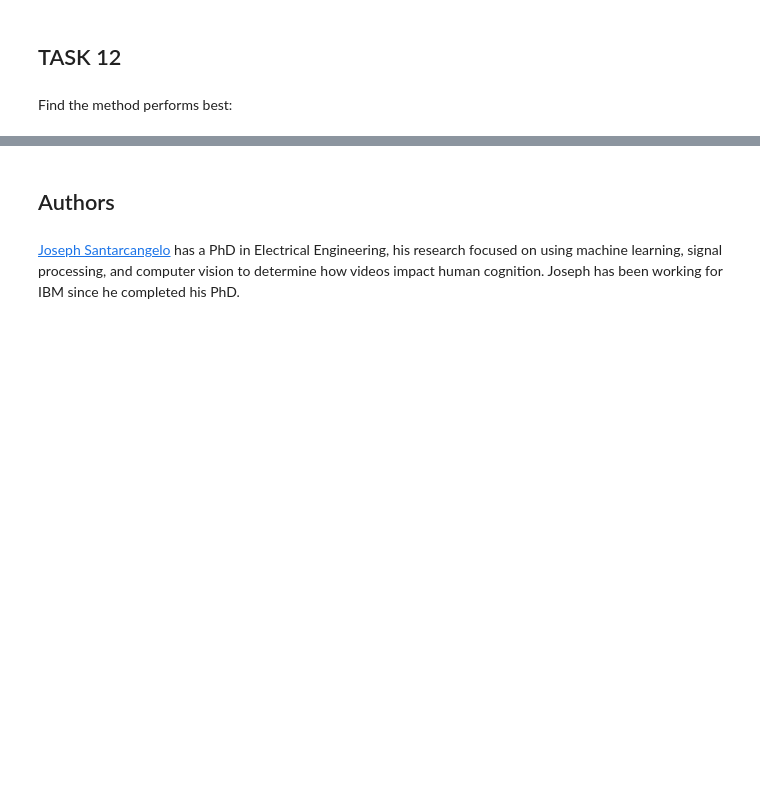
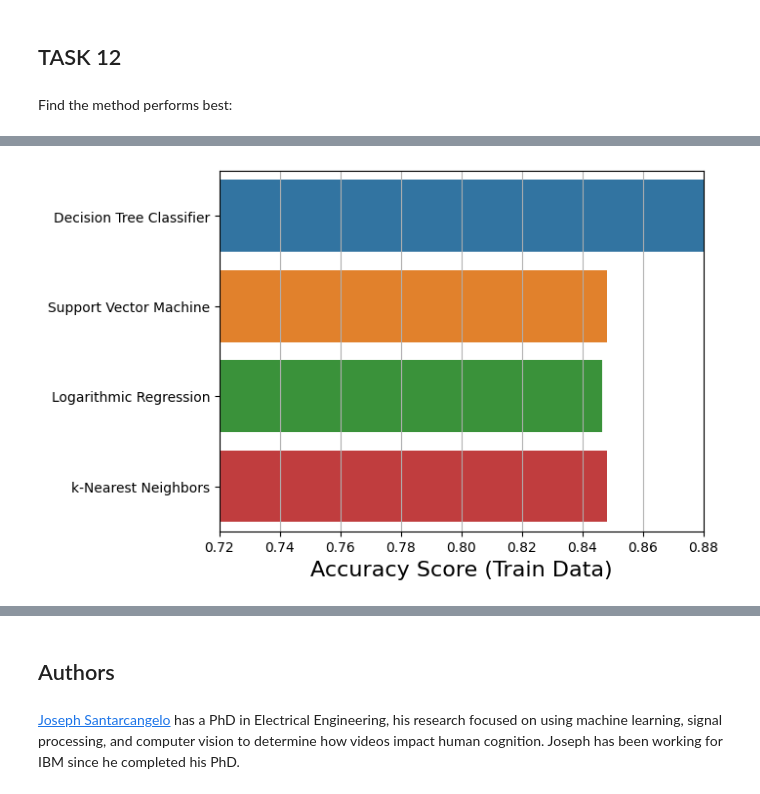
Before and after one commit to renjiths66/Applied-Data-Science-Capstone-FInal-, a Jupyter notebook: SpaceX_Machine Learning Prediction_Part_5.ipynb, the cells around one changed output, grey strips where cells are left out. Drawn from its saved outputs; the diff is of its cells as text; code cells hidden in the pictures; blank space fills up the shorter version.

```diff
--- a/SpaceX_Machine Learning Prediction_Part_5.ipynb
+++ b/SpaceX_Machine Learning Prediction_Part_5.ipynb
@@ -363,0 +391,10 @@ scores
+# %%
+sns.barplot(x="Accuracy Score (Train)",y="Model", data=scores_df)
+plt.xlabel("Accuracy Score (Train Data)",fontsize=16)
+plt.ylabel(None)
+plt.xlim(0.72,0.88)
+plt.grid(visible=True,axis='x')
+plt.savefig("plt-ModelAccuracy-Train.png", dpi=200, format='png', transparent=True, bbox_inches="tight")
+plt.show()
+# %% [output]
+[figure, added]
```
Also changed, not shown: parts of 21 cells of this notebook, 3 other files.
